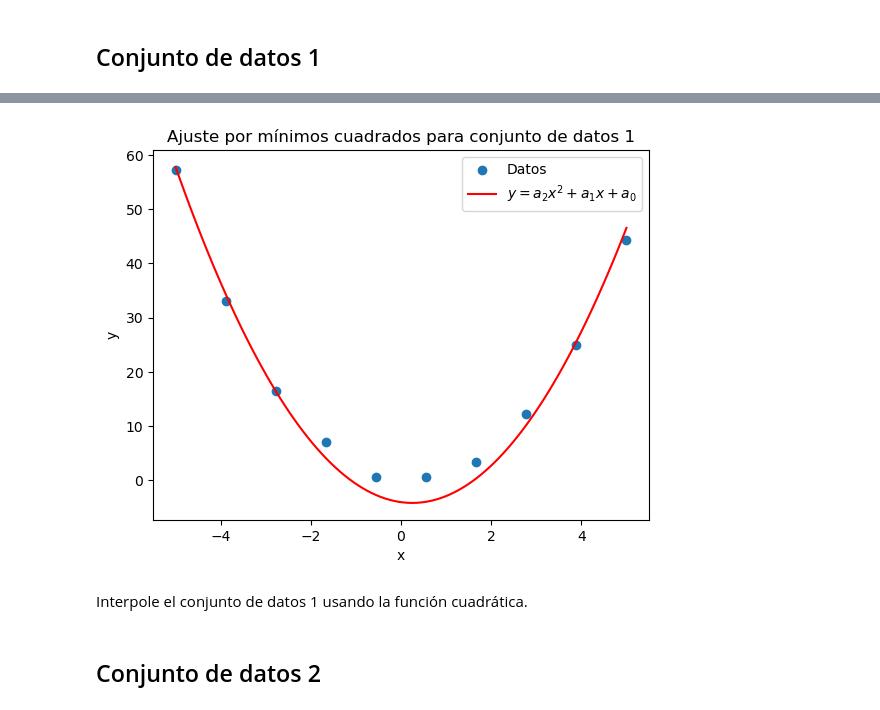
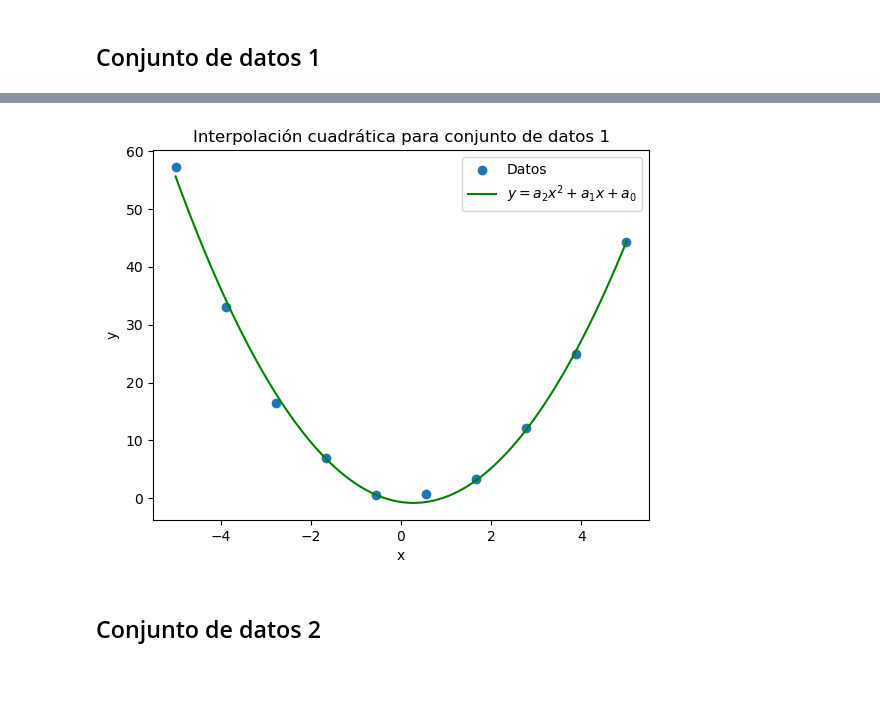
Before and after one commit to Iandres10188/Prueba-02-MN, a Jupyter notebook: min_cuadrados.ipynb, the cells around one changed output, grey strips where cells are left out. Cells and saved outputs as stored; diff of their text form; code cells hidden in the pictures; blank space fills up the shorter version.

```diff
--- a/min_cuadrados.ipynb
+++ b/min_cuadrados.ipynb
@@ -171,18 +171,22 @@ ys1 = [
 ]
 # %%
 import numpy as np
+
+# Interpolación cuadrática para el conjunto de datos 1
 import matplotlib.pyplot as plt
-m, b = ajustar_min_cuadrados(xs1, ys1, gradiente=[der_parcial_0, der_parcial_1])
 
-x = np.linspace(-5, 5, 100)
+# Ajuste cuadrático: y = a2*x^2 + a1*x + a0
+coef = np.polyfit(xs1, ys1, 2)
+a2, a1, a0 = coef
 
-y = [2*m * -xi**2 + m * xi - 0.2*b for xi in x]
+xq = np.linspace(min(xs1), max(xs1), 100)
+yq = a2 * xq**2 + a1 * xq + a0
 
 plt.scatter(xs1, ys1, label="Datos")
-plt.plot(x, y, color="red", label=r"$ y = a_2 x^2 + a_1 x + a_0 $")
+plt.plot(xq, yq, color="green", label=r"$y = a_2 x^2 + a_1 x + a_0$")
 plt.xlabel("x")
 plt.ylabel("y")
-plt.title("Ajuste por mínimos cuadrados para conjunto de datos 1")
+plt.title("Interpolación cuadrática para conjunto de datos 1")
 plt.legend()
 plt.show()
 # %% [output]
@@ -193,6 +193,4 @@ plt.show()
-[figure, old version]
+[figure, new version]
-# %% [markdown]
-Interpole el conjunto de datos 1 usando la función cuadrática.
 # %% [markdown]
 ## Conjunto de datos 2
 # %%
```
Also changed, not shown: parts of 4 cells of this notebook.
